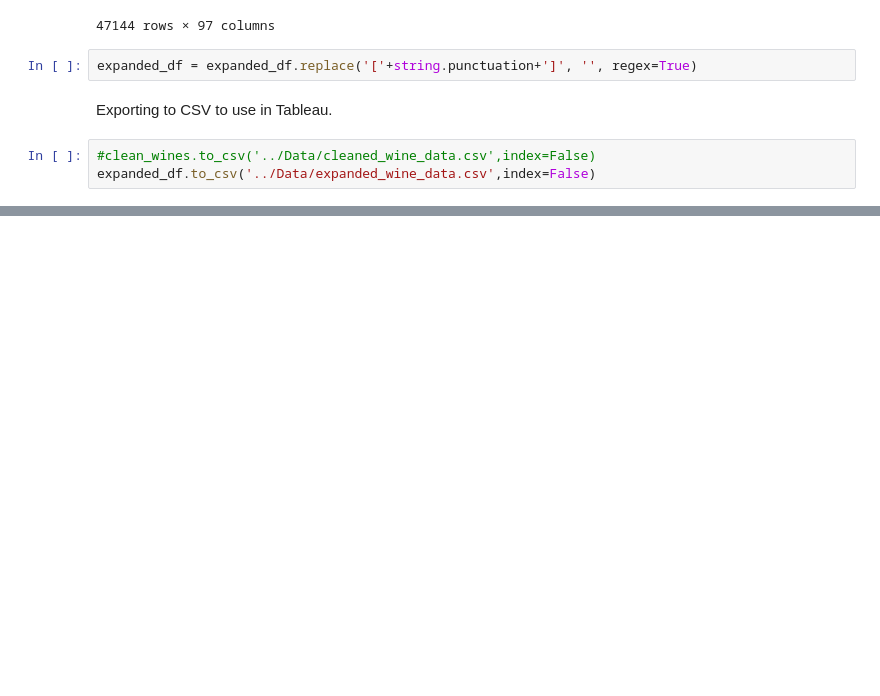
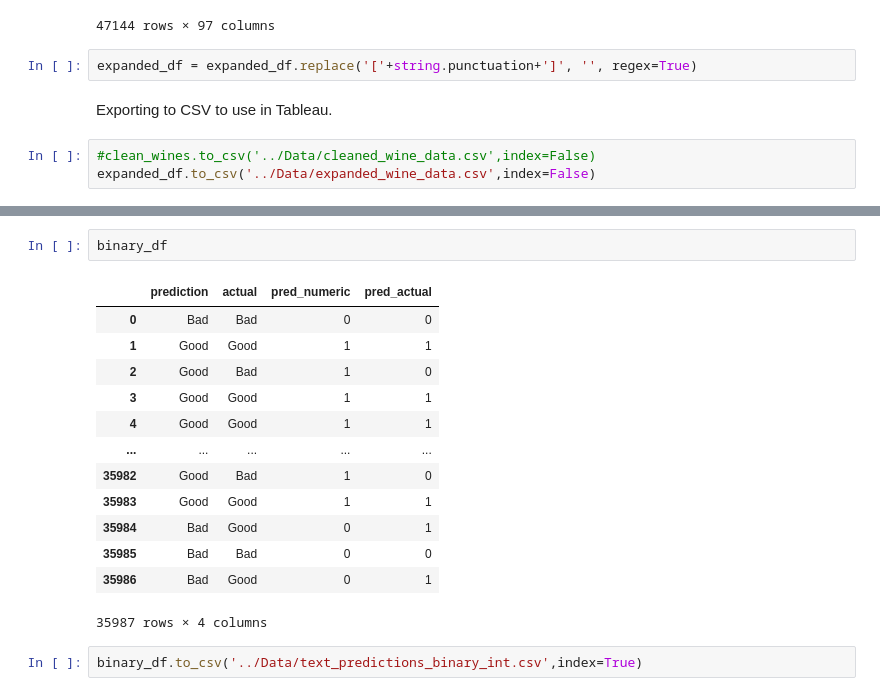
Before and after one commit to rahilanath/Final_Project, a Jupyter notebook: Code/exploratory_cleaning.ipynb, the cells around one changed output, grey strips where cells are left out. Saved outputs shown, nothing was run; the diff lists cells and outputs as text; blank space fills up the shorter version.

```diff
--- a/Code/exploratory_cleaning.ipynb
+++ b/Code/exploratory_cleaning.ipynb
@@ -116,0 +162,18 @@ expanded_df.to_csv('../Data/expanded_wine_data.csv',index=False)
+# %%
+binary_df
+# %% [output]
+|  | prediction | actual | pred_numeric | pred_actual |
+| 0 | Bad | Bad | 0 | 0 |
+| 1 | Good | Good | 1 | 1 |
+| 2 | Good | Bad | 1 | 0 |
+| 3 | Good | Good | 1 | 1 |
+| 4 | Good | Good | 1 | 1 |
+| ... | ... | ... | ... | ... |
+| 35982 | Good | Bad | 1 | 0 |
+| 35983 | Good | Good | 1 | 1 |
+| 35984 | Bad | Good | 0 | 1 |
+| 35985 | Bad | Bad | 0 | 0 |
+| 35986 | Bad | Good | 0 | 1 |
+35987 rows × 4 columns
+# %%
+binary_df.to_csv('../Data/text_predictions_binary_int.csv',index=True)
```
Also changed, not shown: parts of 6 cells of this notebook, 28 other files.
